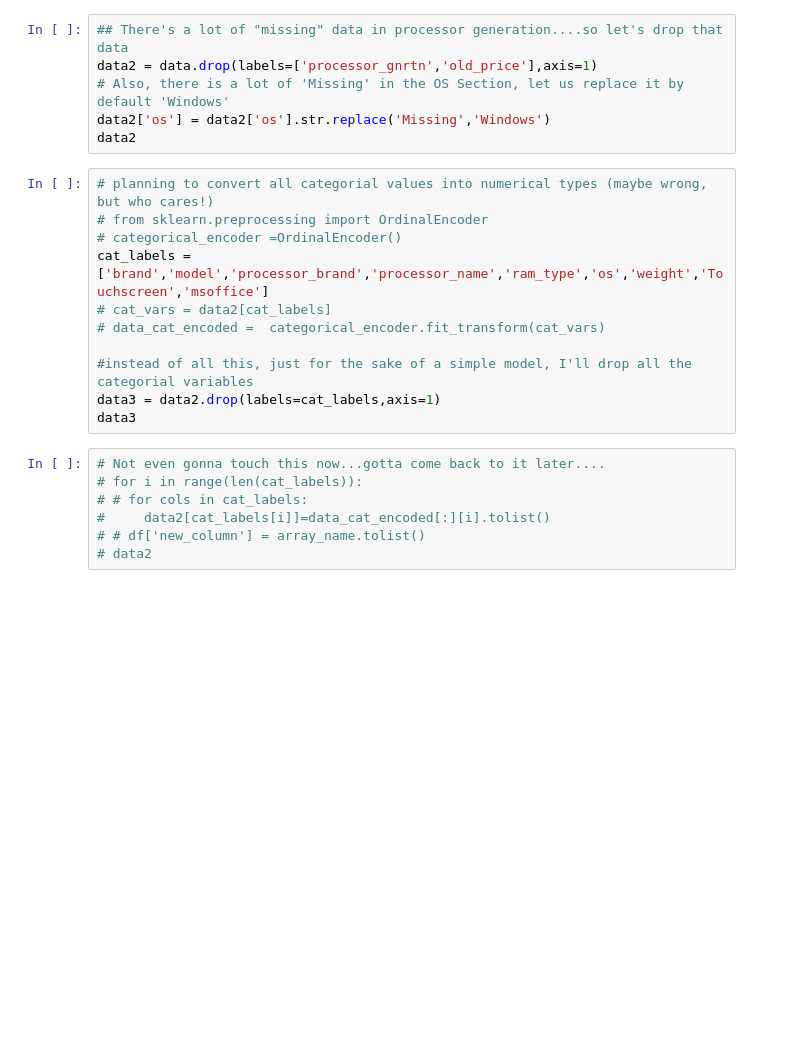
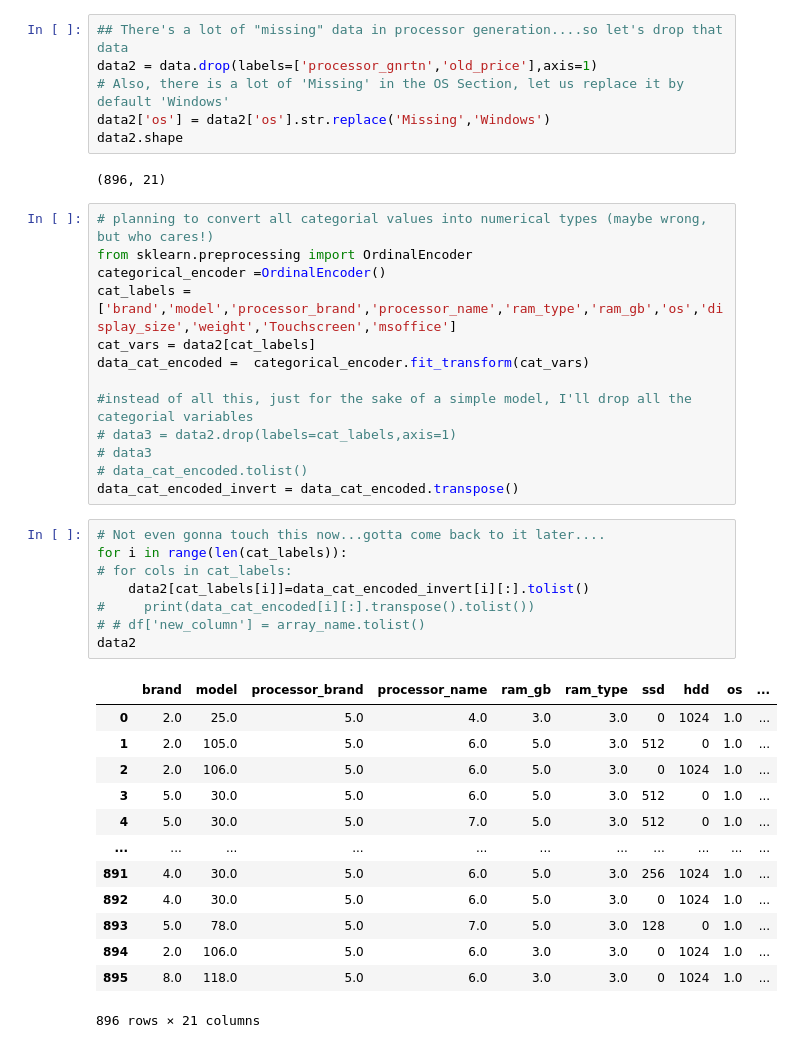
Before and after one commit to sanathNU/ML-and-DL-Notebooks, a Jupyter notebook: basic-modelling-for-laptop-prices.ipynb, the cells around one changed output. Saved outputs shown, nothing was run; the diff lists cells and outputs as text; blank space fills up the shorter version.

```diff
--- a/basic-modelling-for-laptop-prices.ipynb
+++ b/basic-modelling-for-laptop-prices.ipynb
@@ -31,24 +69,43 @@ for items in data.columns:
 data2 = data.drop(labels=['processor_gnrtn','old_price'],axis=1)
 # Also, there is a lot of 'Missing' in the OS Section, let us replace it by default 'Windows'
 data2['os'] = data2['os'].str.replace('Missing','Windows')
-data2
+data2.shape
+# %% [output]
+(896, 21)
 # %%
 # planning to convert all categorial values into numerical types (maybe wrong, but who cares!)
-# from sklearn.preprocessing import OrdinalEncoder
-# categorical_encoder =OrdinalEncoder()
-cat_labels = ['brand','model','processor_brand','processor_name','ram_type','os','weight','Touchscreen','msoffice']
-# cat_vars = data2[cat_labels]
-# data_cat_encoded =  categorical_encoder.fit_transform(cat_vars)
+from sklearn.preprocessing import OrdinalEncoder
+categorical_encoder =OrdinalEncoder()
+cat_labels = ['brand','model','processor_brand','processor_name','ram_type','ram_gb','os','display_size','weight','Touchscreen','msoffice']
+cat_vars = data2[cat_labels]
+data_cat_encoded =  categorical_encoder.fit_transform(cat_vars)
 
 #instead of all this, just for the sake of a simple model, I'll drop all the categorial variables
-data3 = data2.drop(labels=cat_labels,axis=1)
-data3
+# data3 = data2.drop(labels=cat_labels,axis=1)
+# data3
+# data_cat_encoded.tolist()
+data_cat_encoded_invert = data_cat_encoded.transpose()
 # %%
 # Not even gonna touch this now...gotta come back to it later....
-# for i in range(len(cat_labels)):
-# # for cols in cat_labels:
-#     data2[cat_labels[i]]=data_cat_encoded[:][i].tolist()
+for i in range(len(cat_labels)):
+# for cols in cat_labels:
+    data2[cat_labels[i]]=data_cat_encoded_invert[i][:].tolist()
+#     print(data_cat_encoded[i][:].transpose().tolist())
 # # df['new_column'] = array_name.tolist()
-# data2
+data2
+# %% [output]
+|  | brand | model | processor_brand | processor_name | ram_gb | ram_type | ssd | hdd | os | ... |
+| 0 | 2.0 | 25.0 | 5.0 | 4.0 | 3.0 | 3.0 | 0 | 1024 | 1.0 | ... |
+| 1 | 2.0 | 105.0 | 5.0 | 6.0 | 5.0 | 3.0 | 512 | 0 | 1.0 | ... |
+| 2 | 2.0 | 106.0 | 5.0 | 6.0 | 5.0 | 3.0 | 0 | 1024 | 1.0 | ... |
+| 3 | 5.0 | 30.0 | 5.0 | 6.0 | 5.0 | 3.0 | 512 | 0 | 1.0 | ... |
+| 4 | 5.0 | 30.0 | 5.0 | 7.0 | 5.0 | 3.0 | 512 | 0 | 1.0 | ... |
+| ... | ... | ... | ... | ... | ... | ... | ... | ... | ... | ... |
+| 891 | 4.0 | 30.0 | 5.0 | 6.0 | 5.0 | 3.0 | 256 | 1024 | 1.0 | ... |
+| 892 | 4.0 | 30.0 | 5.0 | 6.0 | 5.0 | 3.0 | 0 | 1024 | 1.0 | ... |
+| 893 | 5.0 | 78.0 | 5.0 | 7.0 | 5.0 | 3.0 | 128 | 0 | 1.0 | ... |
+| 894 | 2.0 | 106.0 | 5.0 | 6.0 | 3.0 | 3.0 | 0 | 1024 | 1.0 | ... |
+| 895 | 8.0 | 118.0 | 5.0 | 6.0 | 3.0 | 3.0 | 0 | 1024 | 1.0 | ... |
+896 rows × 21 columns
 # %%
 #trying to plot the data and trying to map the things
```
Also changed, not shown: parts of 9 cells of this notebook.
